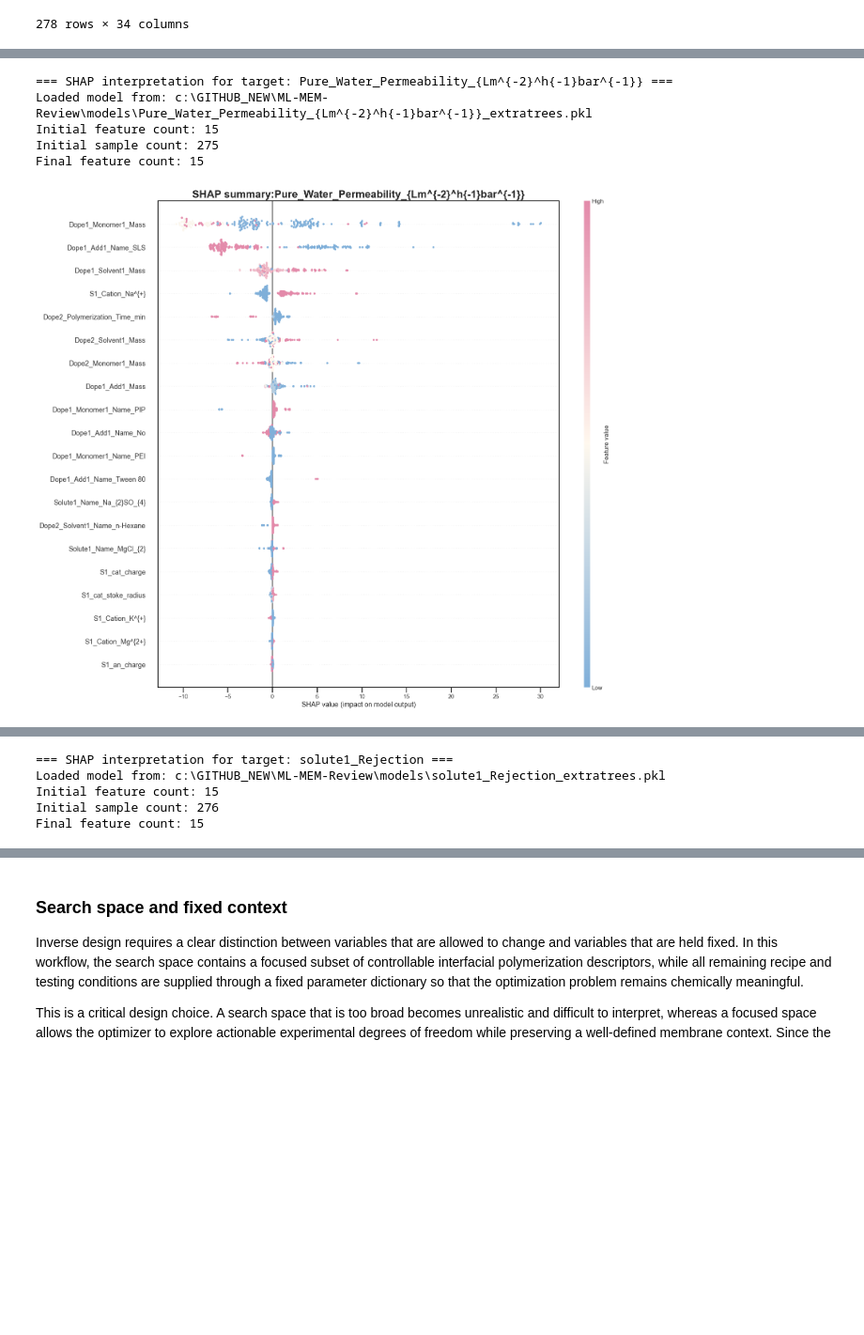
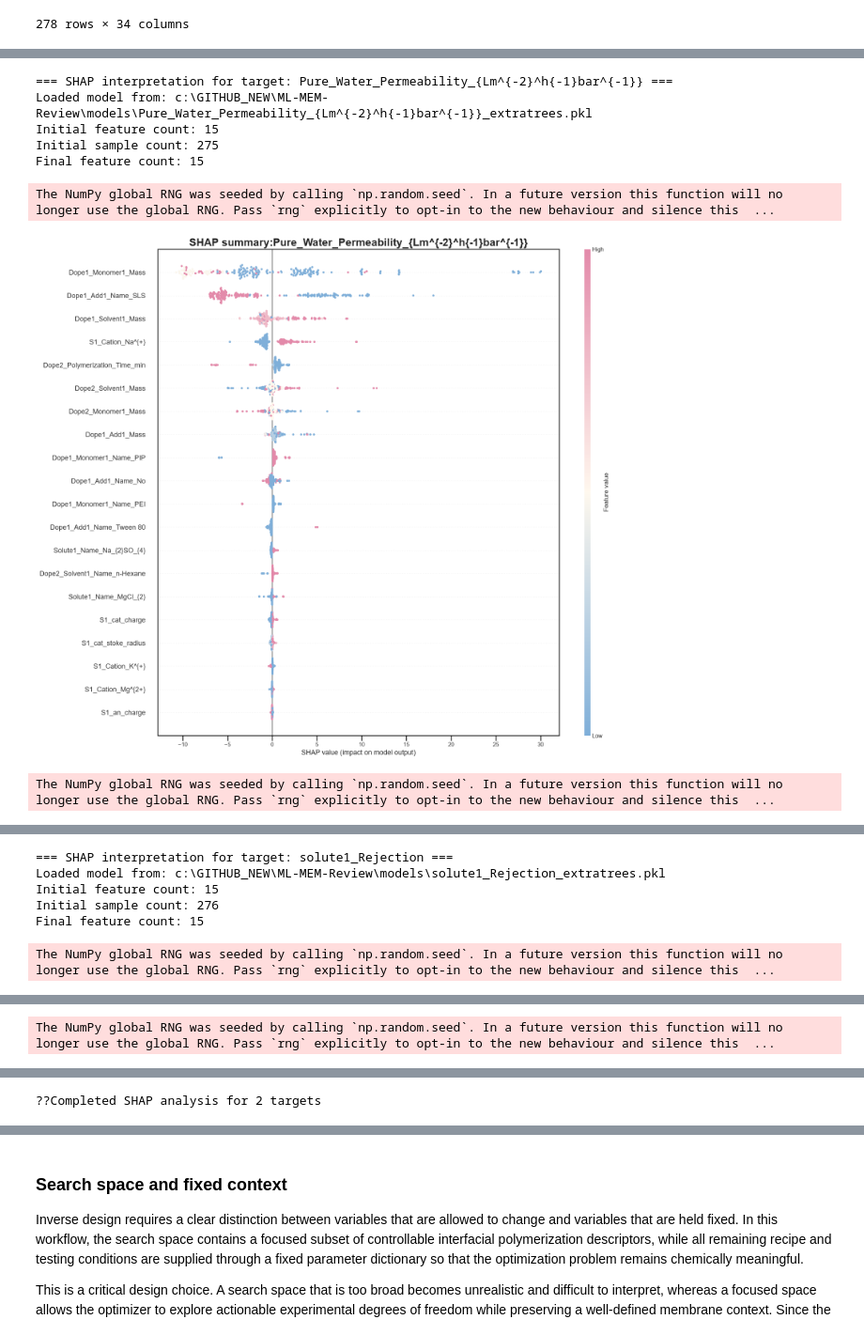
Before and after one commit to Oikiy/ML-MEM-Review, a Jupyter notebook: notebooks/Complete_notebook/Ml-MEM-Tut.ipynb, the cells around one changed output, grey strips where cells are left out. Shown at 94% size. Drawn from its saved outputs; the diff is of its cells as text; code cells hidden in the pictures; blank space fills up the shorter version.

```diff
--- a/notebooks/Complete_notebook/Ml-MEM-Tut.ipynb
+++ b/notebooks/Complete_notebook/Ml-MEM-Tut.ipynb
@@ -316,6 +401,15 @@ In this tutorial, the filtering step is kept optional so the reader can choose b
 # %%
 # After enrichment, we have 30+ features. We can apply the same variance and correlation filtering as before to get a more manageable set for modeling.
-df_enriched_filtered, _ = remove_low_variance_columns(df_enriched, exclude_columns=candidate_targets,variance_threshold=0.000000001)
+# Using config-driven threshold from feature_engineering section
+variance_threshold = config["feature_engineering"]["low_variance_threshold"]
+
+df_enriched_filtered, _ = remove_low_variance_columns(
+    df_enriched,
+    exclude_columns=targets,
+    variance_threshold=variance_threshold
+)
+
+print(f"??Applied variance threshold: {variance_threshold}")
 
 # Have a look at the filtered enriched dataframe before modeling
 df_enriched_filtered
@@ -449,21 +561,19 @@ A good result in this context is not only a high test-set score, but also a reas
 from utl_modelling import *
 from utl_fileIO import file_io
 
-figures_dir = os.path.join(PROJECT_ROOT, "outputs", "figures")
-
-# Loop over candidate targets
-for target in candidate_targets:
+# Loop over targets
+for target in targets:
     print(f"\n=== Modeling target: {target} ===")
 
     model_path = os.path.join(MODEL_PATH, f"{target}_extratrees.pkl")
 
     pipe, X_train, X_test, y_train, y_test = train_and_save_extratrees_model(
-        df=df_enriched_filtered,              # or df if you don’t use enrichment
+        df=df_enriched_filtered,              # or df if you don't use enrichment
         base_features=base_features, # your chosen feature list
         target=target,
         model_path=model_path,
-        use_kfold=True, # Set to True to use K-fold CV during hyperparameter tuning, or False to use default CV strategy
-        use_hyperparam_tuning=True, # Set to True to perform RandomizedSearchCV hyperparameter tuning, or False to fit a single model with default parameters
+        use_kfold=config["modeling"]["use_kfold"],
+        use_hyperparam_tuning=config["modeling"]["use_hyperparam_tuning"],
     )
 
     # Predict on train and test
@@ -481,7 +591,9 @@ for target in candidate_targets:
 
     safe_target = "".join(ch if ch.isalnum() else "_" for ch in str(target)).strip("_")
     parity_fig = plt.gcf()
-    file_io("save", "figure", figures_dir, f"parity_{safe_target}.png", data=parity_fig)
+    file_io("save", "figure", FIGURES_DIR, f"parity_{safe_target}.png", data=parity_fig)
+
+print(f"??Completed modeling for {len(targets)} targets")
 # %% [output]
 === Modeling target: Pure_Water_Permeability_{Lm^{-2}^h{-1}bar^{-1}} ===
 Initial feature count: 15
@@ -567,40 +671,45 @@ and the bar plot for quick global ranking of important features.
 # %%
 import importlib
 import utl_shap
 from utl_fileIO import file_io
 
 utl_shap = importlib.reload(utl_shap)
 
-figures_dir = os.path.join(PROJECT_ROOT, "outputs", "figures")
-
-# Loop over candidate targets to compute and plot SHAP values for model interpretation
-for target in candidate_targets:
+# Loop over targets to compute and plot SHAP values for model interpretation
+for target in targets:
     shap_values, feature_names, summary_fig, bar_fig = utl_shap.shap_explain_target(
         target=target,
         df_enriched=df_enriched,
         base_features=base_features,
         MODEL_PATH=MODEL_PATH,
         random_state=RANDOM_STATE,
         max_samples=1000,
         fig_size=FIG_SIZE,
     )
 
     safe_target = "".join(ch if ch.isalnum() else "_" for ch in str(target)).strip("_")
-    file_io("save", "figure", figures_dir, f"shap_summary_{safe_target}.png", data=summary_fig)
-    file_io("save", "figure", figures_dir, f"shap_importance_{safe_target}.png", data=bar_fig)
+    file_io("save", "figure", FIGURES_DIR, f"shap_summary_{safe_target}.png", data=summary_fig)
+    file_io("save", "figure", FIGURES_DIR, f"shap_importance_{safe_target}.png", data=bar_fig)
+
+print(f"Completed SHAP analysis for {len(targets)} targets")
 # %% [output]
 === SHAP interpretation for target: Pure_Water_Permeability_{Lm^{-2}^h{-1}bar^{-1}} ===
 Loaded model from: c:\GITHUB_NEW\ML-MEM-Review\models\Pure_Water_Permeability_{Lm^{-2}^h{-1}bar^{-1}}_extratrees.pkl
 Initial feature count: 15
 Initial sample count: 275
 Final feature count: 15
+The NumPy global RNG was seeded by calling `np.random.seed`. In a future version this function will no longer use the global RNG. Pass `rng` explicitly to opt-in to the new behaviour and silence this  ...
-[figure, old version]
+[figure, new version]
+The NumPy global RNG was seeded by calling `np.random.seed`. In a future version this function will no longer use the global RNG. Pass `rng` explicitly to opt-in to the new behaviour and silence this  ...
 [figure]
-=== SHAP interpretation for target: solute1_Rejection ===
-Loaded model from: c:\GITHUB_NEW\ML-MEM-Review\models\solute1_Rejection_extratrees.pkl
-Initial feature count: 15
-Initial sample count: 276
-Final feature count: 15
+=== SHAP interpretation for target: solute1_Rejection ===
+Loaded model from: c:\GITHUB_NEW\ML-MEM-Review\models\solute1_Rejection_extratrees.pkl
+Initial feature count: 15
+Initial sample count: 276
+Final feature count: 15
+The NumPy global RNG was seeded by calling `np.random.seed`. In a future version this function will no longer use the global RNG. Pass `rng` explicitly to opt-in to the new behaviour and silence this  ...
 [figure]
+The NumPy global RNG was seeded by calling `np.random.seed`. In a future version this function will no longer use the global RNG. Pass `rng` explicitly to opt-in to the new behaviour and silence this  ...
 [figure]
+??Completed SHAP analysis for 2 targets
 # %% [markdown]
```
Also changed, not shown: parts of 33 cells of this notebook, 21 other files.
